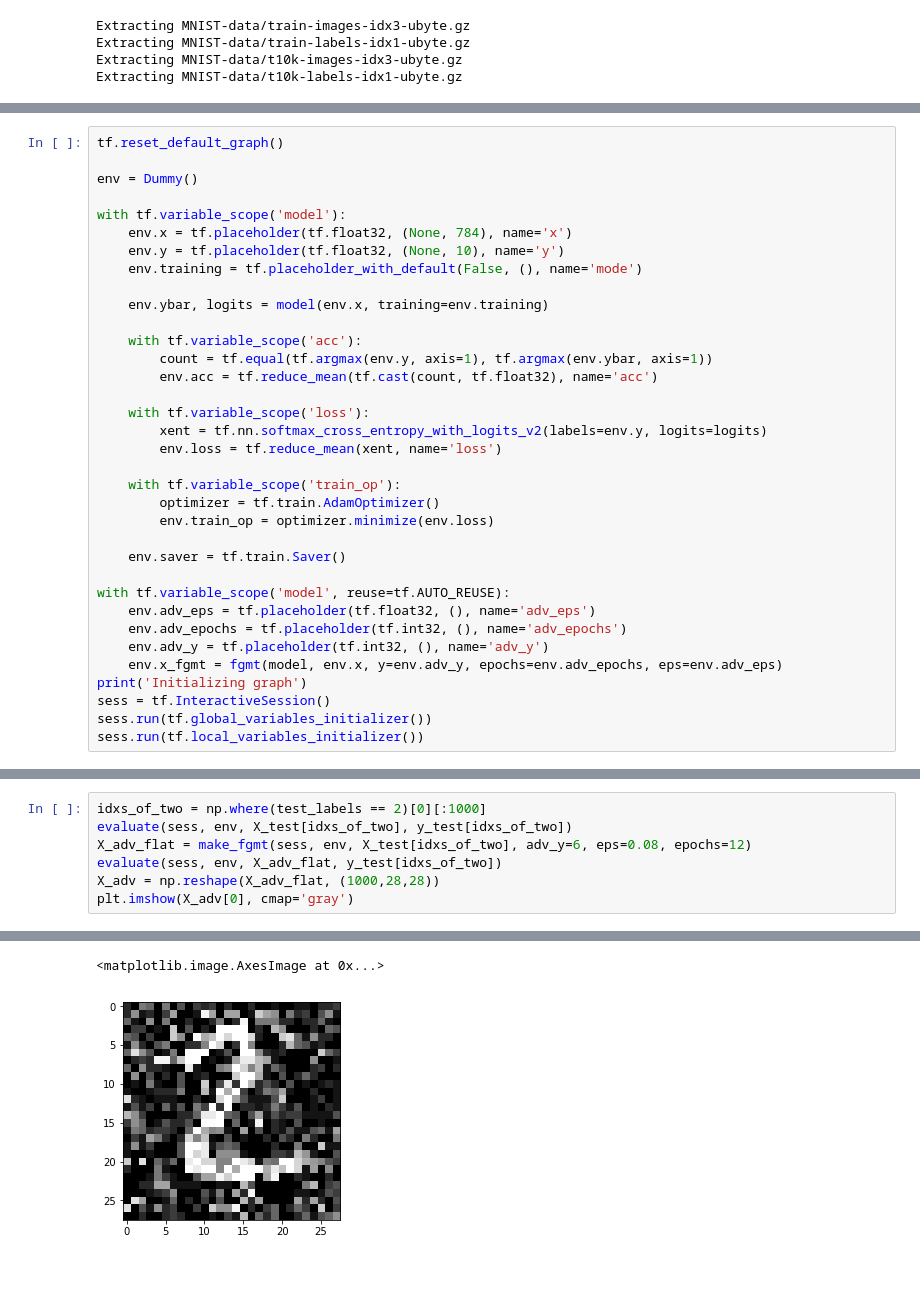
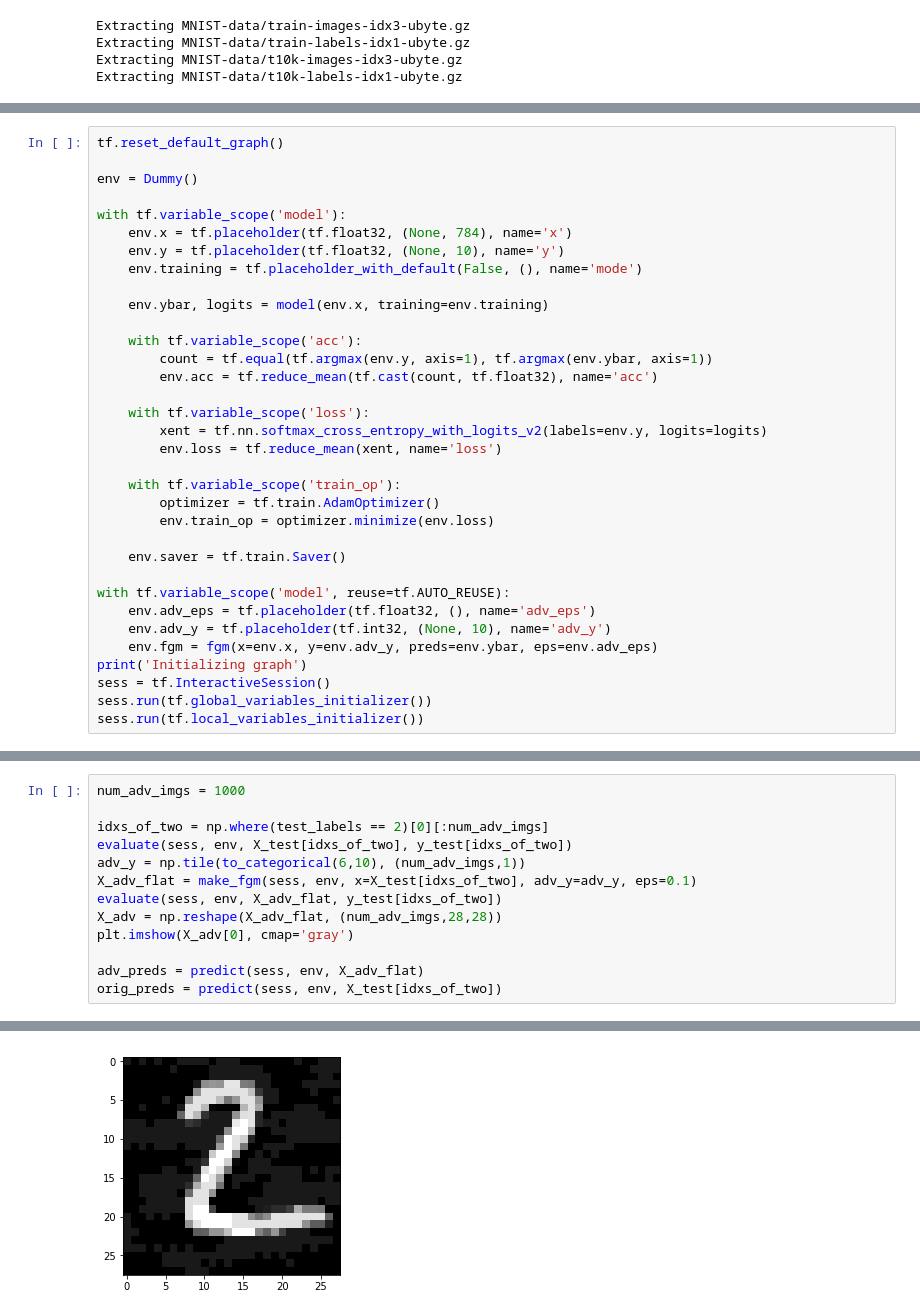
Before and after one commit to ndey96/adversarial-mnist, a Jupyter notebook: adversarial_mnist.ipynb, the cells around one changed output, grey strips where cells are left out. Cells and saved outputs as stored; diff of their text form; blank space fills up the shorter version.

Commit message:
Significantly reduce model performance with adversarial examples

```diff
--- a/adversarial_mnist.ipynb
+++ b/adversarial_mnist.ipynb
@@ -182,9 +128,8 @@ with tf.variable_scope('model'):
 
 with tf.variable_scope('model', reuse=tf.AUTO_REUSE):
     env.adv_eps = tf.placeholder(tf.float32, (), name='adv_eps')
-    env.adv_epochs = tf.placeholder(tf.int32, (), name='adv_epochs')
-    env.adv_y = tf.placeholder(tf.int32, (), name='adv_y')
-    env.x_fgmt = fgmt(model, env.x, y=env.adv_y, epochs=env.adv_epochs, eps=env.adv_eps)
+    env.adv_y = tf.placeholder(tf.int32, (None, 10), name='adv_y')
+    env.fgm = fgm(x=env.x, y=env.adv_y, preds=env.ybar, eps=env.adv_eps)
 print('Initializing graph')
 sess = tf.InteractiveSession()
 sess.run(tf.global_variables_initializer())
@@ -224,9 +161,15 @@ Evaluating...
 # %%
-idxs_of_two = np.where(test_labels == 2)[0][:1000]
+num_adv_imgs = 1000
+
+idxs_of_two = np.where(test_labels == 2)[0][:num_adv_imgs]
 evaluate(sess, env, X_test[idxs_of_two], y_test[idxs_of_two])
-X_adv_flat = make_fgmt(sess, env, X_test[idxs_of_two], adv_y=6, eps=0.08, epochs=12)
+adv_y = np.tile(to_categorical(6,10), (num_adv_imgs,1))
+X_adv_flat = make_fgm(sess, env, x=X_test[idxs_of_two], adv_y=adv_y, eps=0.1)
 evaluate(sess, env, X_adv_flat, y_test[idxs_of_two])
-X_adv = np.reshape(X_adv_flat, (1000,28,28))
+X_adv = np.reshape(X_adv_flat, (num_adv_imgs,28,28))
 plt.imshow(X_adv[0], cmap='gray')
+
+adv_preds = predict(sess, env, X_adv_flat)
+orig_preds = predict(sess, env, X_test[idxs_of_two])
 # %% [output]
 Evaluating...
@@ -236,2 +181 @@ Evaluating...
-<matplotlib.image.AxesImage at 0x...>
-[figure, old version]
+[figure, new version]
```
Also changed, not shown: parts of 7 cells of this notebook.
